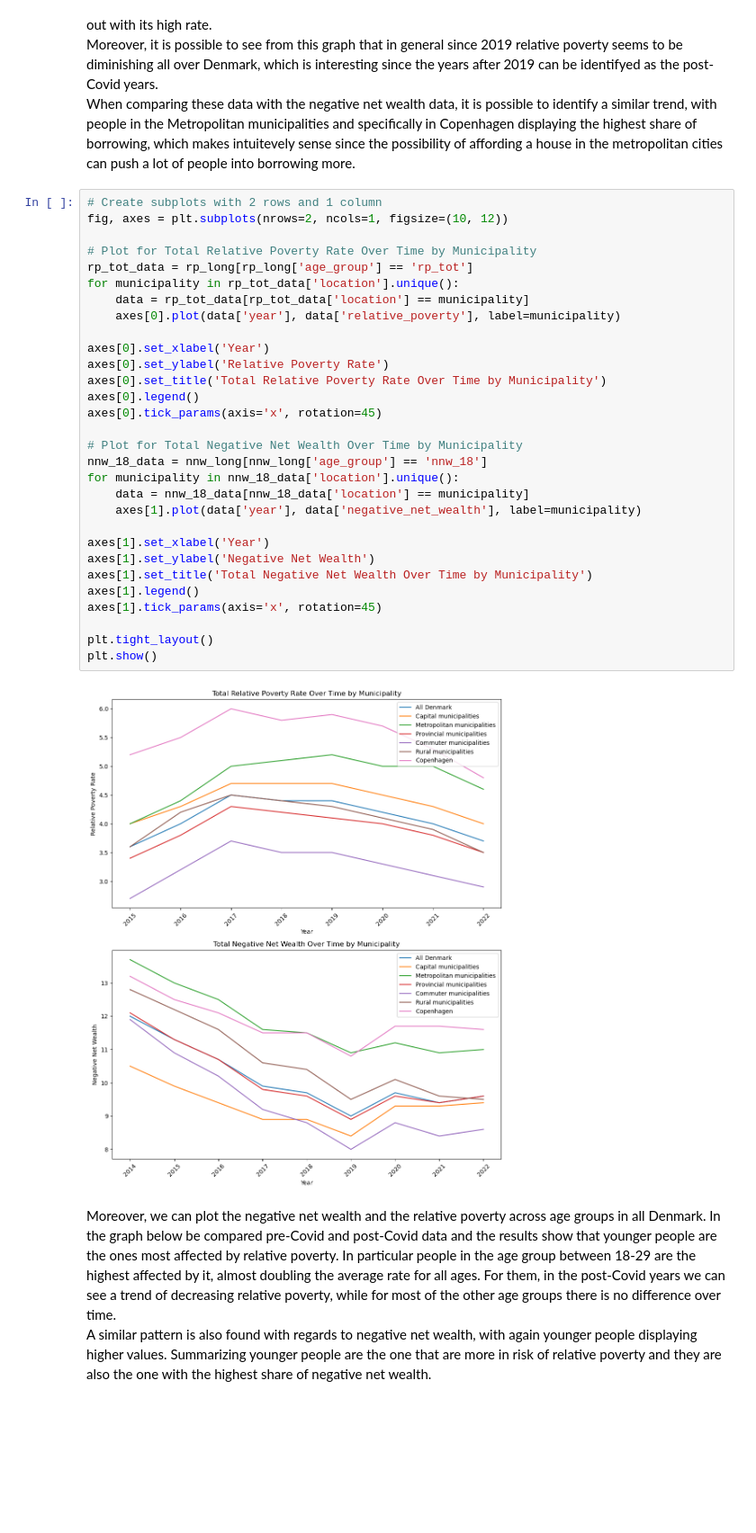
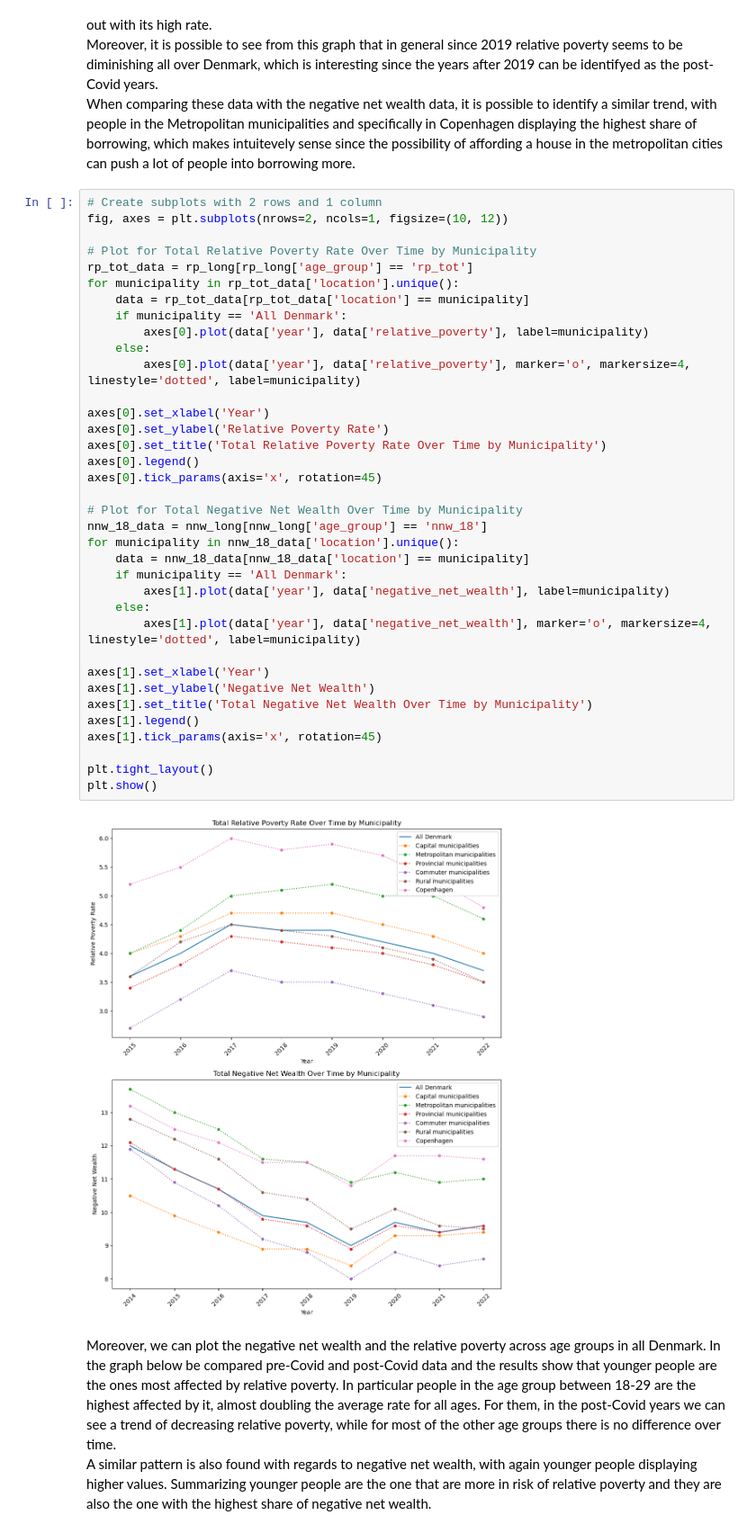
Before and after one commit to NumEconCopenhagen/projects-2024-petra-maritza-noah, a Jupyter notebook: dataproject/dataproject.ipynb, the cells around one changed output. Shown at 90% size. Cells and saved outputs as stored; diff of their text form; blank space fills up the shorter version.

Commit message:
graph

```diff
--- a/dataproject/dataproject.ipynb
+++ b/dataproject/dataproject.ipynb
@@ -309,35 +309,41 @@ When comparing these data with the negative net wealth data, it is possible to i
 # %%
 # Create subplots with 2 rows and 1 column
 fig, axes = plt.subplots(nrows=2, ncols=1, figsize=(10, 12))
 
 # Plot for Total Relative Poverty Rate Over Time by Municipality
 rp_tot_data = rp_long[rp_long['age_group'] == 'rp_tot']
 for municipality in rp_tot_data['location'].unique():
     data = rp_tot_data[rp_tot_data['location'] == municipality]
-    axes[0].plot(data['year'], data['relative_poverty'], label=municipality)
+    if municipality == 'All Denmark':
+        axes[0].plot(data['year'], data['relative_poverty'], label=municipality)
+    else:
+        axes[0].plot(data['year'], data['relative_poverty'], marker='o', markersize=4, linestyle='dotted', label=municipality)
 
 axes[0].set_xlabel('Year')
 axes[0].set_ylabel('Relative Poverty Rate')
 axes[0].set_title('Total Relative Poverty Rate Over Time by Municipality')
 axes[0].legend()
 axes[0].tick_params(axis='x', rotation=45)
 
 # Plot for Total Negative Net Wealth Over Time by Municipality
 nnw_18_data = nnw_long[nnw_long['age_group'] == 'nnw_18']
 for municipality in nnw_18_data['location'].unique():
     data = nnw_18_data[nnw_18_data['location'] == municipality]
-    axes[1].plot(data['year'], data['negative_net_wealth'], label=municipality)
+    if municipality == 'All Denmark':
+        axes[1].plot(data['year'], data['negative_net_wealth'], label=municipality)
+    else:
+        axes[1].plot(data['year'], data['negative_net_wealth'], marker='o', markersize=4, linestyle='dotted', label=municipality)
 
 axes[1].set_xlabel('Year')
 axes[1].set_ylabel('Negative Net Wealth')
 axes[1].set_title('Total Negative Net Wealth Over Time by Municipality')
 axes[1].legend()
 axes[1].tick_params(axis='x', rotation=45)
 
 plt.tight_layout()
 plt.show()
 # %% [output]
-[figure, old version]
+[figure, new version]
 # %% [markdown]
 Moreover, we can plot the negative net wealth and the relative poverty across age groups in all Denmark. In the graph below be compared pre-Covid and post-Covid data and the results show that younger people are the ones most affected by relative poverty. In particular people in the age group between 18-29 are the highest affected by it, almost doubling the average rate for all ages. For them, in the post-Covid years we can see a trend of decreasing relative poverty, while for most of the other age groups there is no difference over time.\
 A similar pattern is also found with regards to negative net wealth, with again younger people displaying higher values. Summarizing younger people are the one that are more in risk of relative poverty and they are also the one with the highest share of negative net wealth.
```
